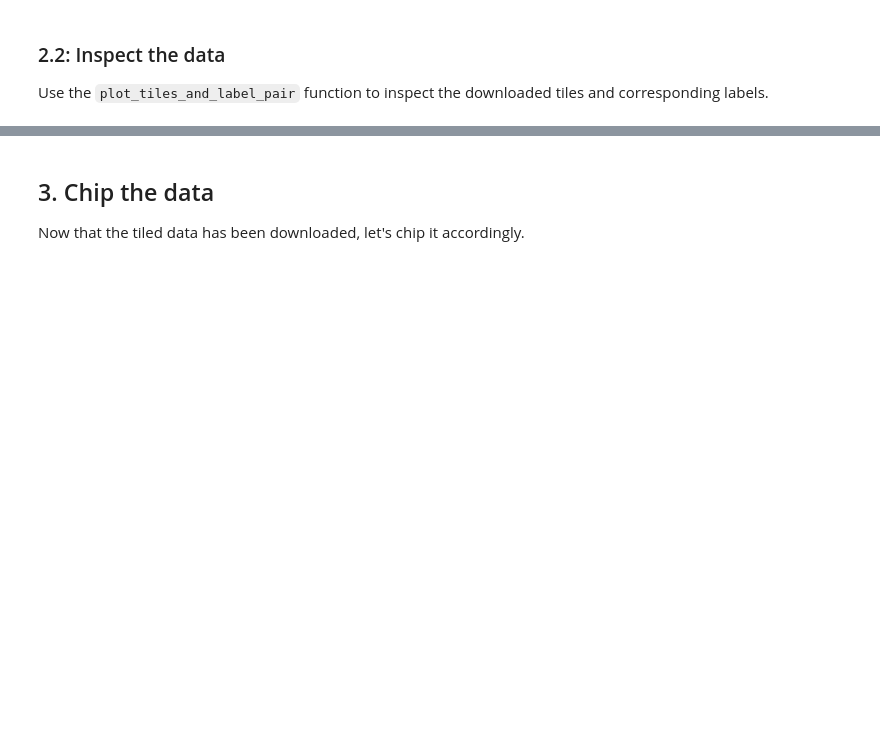
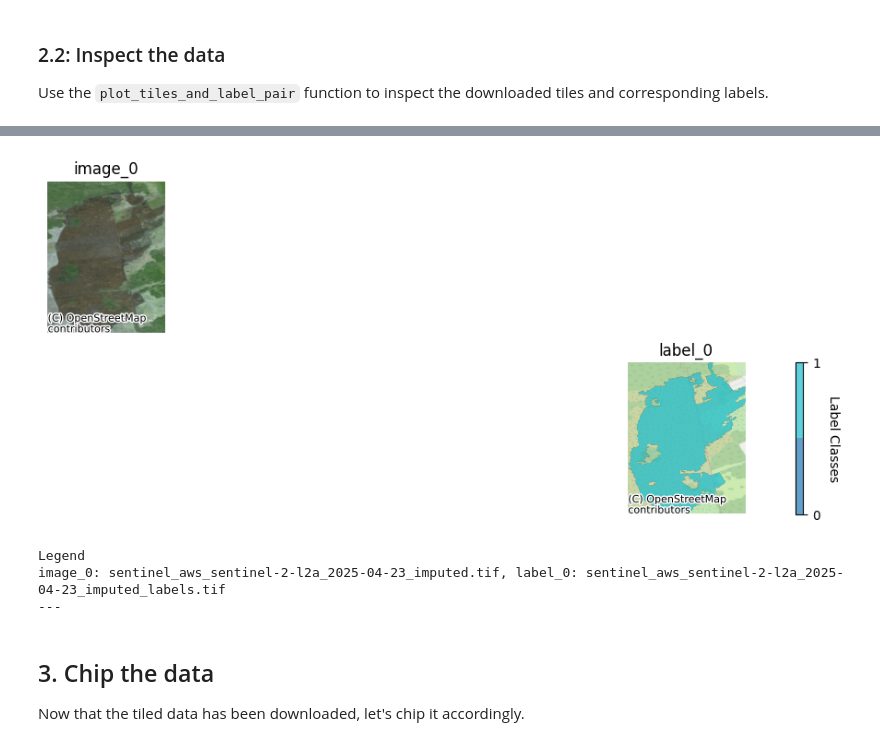
Before and after one commit to terrastackai/terrakit, a Jupyter notebook: docs/examples/labels_to_data.ipynb, the cells around one changed output, grey strips where cells are left out. Drawn from its saved outputs; the diff is of its cells as text; code cells hidden in the pictures; blank space fills up the shorter version.

Commit message:
Updated dataset, review comments, documentation
Signed-off-by: Thomas Mattsson <thomas.mattsson@se.ibm.com>

```diff
--- a/docs/examples/labels_to_data.ipynb
+++ b/docs/examples/labels_to_data.ipynb
@@ -247,0 +393,32 @@ plot_tiles_and_label_pair(
+# %%
+config_classes = {
+    "download": {
+        "data_sources": [
+            {
+                "data_connector": "sentinel_aws",
+                "collection_name": "sentinel-2-l2a",
+                "bands": ["blue", "green", "red"],
+            },
+        ],
+        "date_allowance": {"pre_days": 0, "post_days": 21},
+        "transform": {
+            "scale_data_xarray": True,
+            "impute_nans": True,
+            "reproject": True,
+        },
+        "max_cloud_cover": 80,
+    },
+}
+
+# Note: set_no_data=True is critical for multi-class labels
+# This sets unlabeled areas to -1 (no-data) instead of 0 (which is a valid class)
+queried_data_classes = terrakit.download_data(
+    data_sources=config_classes["download"]["data_sources"],
+    date_allowance=config_classes["download"]["date_allowance"],
+    transform=config_classes["download"]["transform"],
+    max_cloud_cover=config_classes["download"]["max_cloud_cover"],
+    dataset_name=CLASSES_DATASET_NAME,
+    working_dir=CLASSES_WORKING_DIR,
+    keep_files=False,
+    set_no_data=True,  # Set unlabeled areas as no-data (-1) for multi-class
+)
@@ -248,3 +459,14 @@ plot_tiles_and_label_pair(
+# %%
+plot_tiles_and_label_pair(
+    queried_data_classes,
+    bands=config_classes["download"]["data_sources"][0]["bands"],
+    no_data_value=-1,  # Set to -1 because we used set_no_data=True in download
+)
+# %% [output]
+[figure, added]
+Legend
+image_0: sentinel_aws_sentinel-2-l2a_2025-04-23_imputed.tif, label_0: sentinel_aws_sentinel-2-l2a_2025-04-23_imputed_labels.tif
+---
 # %% [markdown]
 ## 3. Chip the data
 Now that the tiled data has been downloaded, let's chip it accordingly.
```
Also changed, not shown: parts of 30 cells of this notebook, 28 other files.
